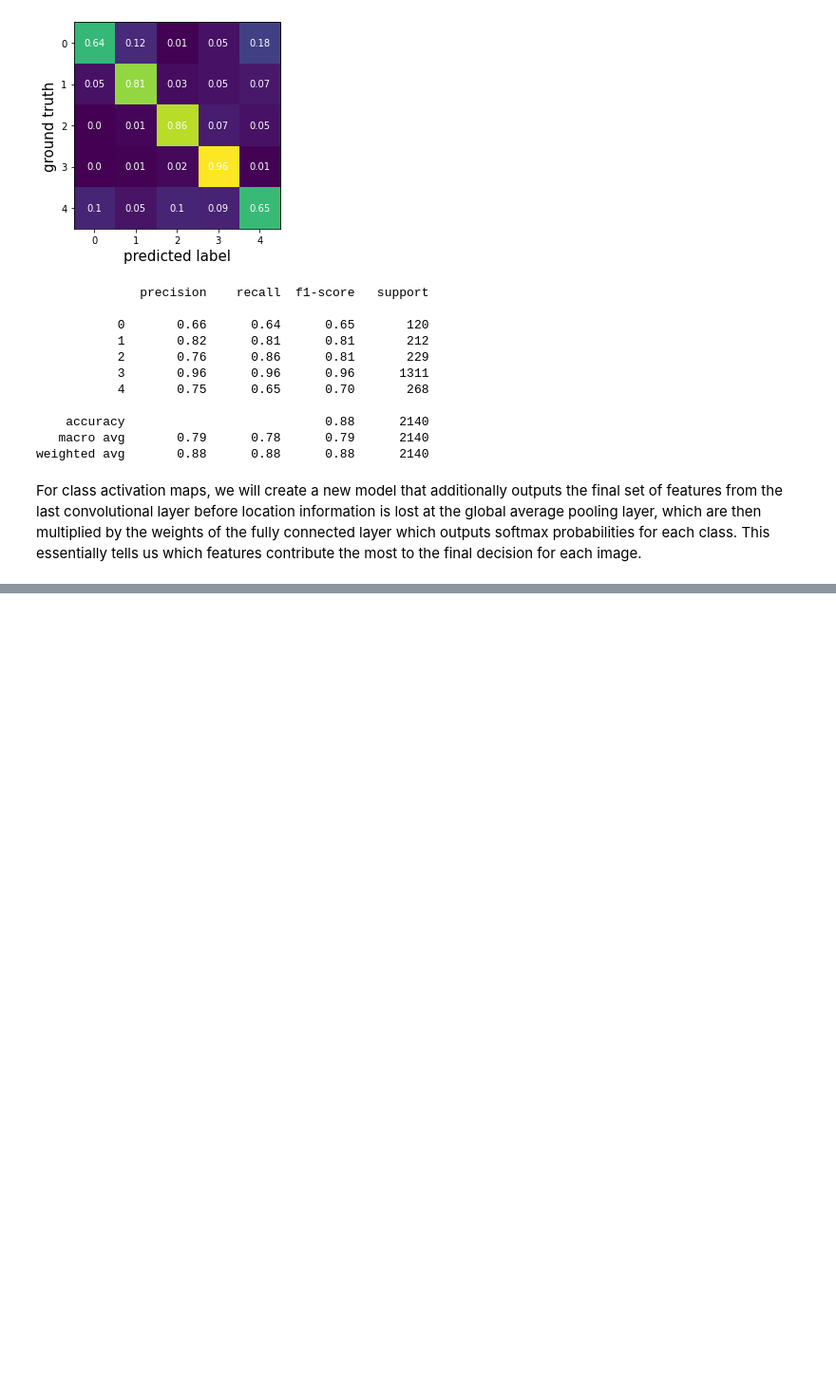
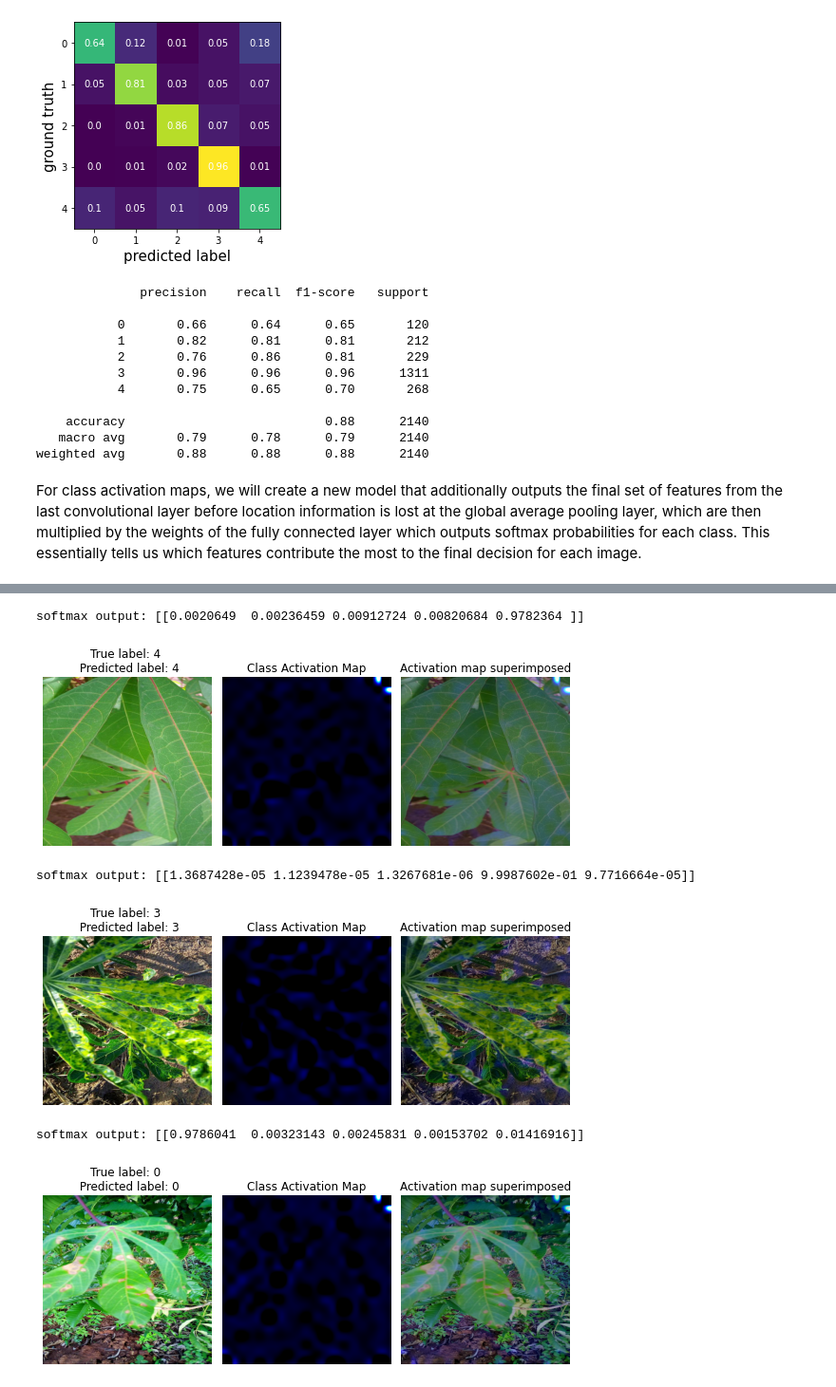
Before and after one commit to fudw/cassava-diseases-classification, a Jupyter notebook: cassava-diseases-classification-tf.ipynb, the cells around one changed output, grey strips where cells are left out. Shown at 95% size. Saved outputs shown, nothing was run; the diff lists cells and outputs as text; code cells hidden in the pictures; blank space fills up the shorter version.

```diff
--- a/cassava-diseases-classification-tf.ipynb
+++ b/cassava-diseases-classification-tf.ipynb
@@ -499,6 +506,7 @@ Trainable params: 10,703,917
 Non-trainable params: 87,303
 _________________________________________________________________
 # %%
+# utility function for creating a CAM
 def show_cam(image, features, results, label):
 
     '''
@@ -514,23 +522,21 @@ def show_cam(image, features, results, label):
     features_for_img = features[0]
     pred_label = np.argmax(results[0], axis = 0)
 
-    # there is only one unit in the output so we get the weights connected to it
-    class_activation_weights = dense_weights[:,0]
-
     # upsample to the image size
     class_activation_features = sp.ndimage.zoom(features_for_img, (600/19, 600/19, 1), order=2)
 
     # compute the intensity of each feature in the CAM
+    class_activation_weights = dense_weights
     cam_output  = np.dot(class_activation_features,class_activation_weights)
-
-    cam_output = cam_output * 2
+    cam_output = np.mean(cam_output, axis = 2, keepdims = False)
+    cam_output = cam_output * 10
     cam_output = np.clip(cam_output, 0, 255).astype(np.uint8)
     cam_output = cv2.applyColorMap(cam_output, cv2.COLORMAP_HOT)
 
     super_imposed_image = cv2.addWeighted(np.squeeze(image.astype('float32'), axis = 0), 0.0025,
                                           cam_output.astype('float32'), 0.003, 0.0)
-    #print(cam_output)
-    #print(super_imposed_image)
+
+    # display CAM
     print(f'softmax output: {results}')
     f,ax = plt.subplots(1,3, figsize=(8,15))
 
@@ -548,11 +554,11 @@ def show_cam(image, features, results, label):
     plt.tight_layout()
     plt.show()
 # %%
-# utility function to preprocess an image and show the CAM
+# utility function for preprocessing an image and showing the CAM
 def convert_and_classify(index):
 
     # load the image
-    image = Image.open(val_images_df.iloc[index]['image path'])
+    image = Image.open(val_pred_df.loc[index]['image_path'])
 
     # preprocess the image before feeding it to the model
     image_cropped = tf.image.random_crop(np.array(image), input_shape)
@@ -560,7 +566,8 @@ def convert_and_classify(index):
     # add a batch dimension because the model expects it
     image_processed = np.expand_dims(image_cropped, axis=0)
 
-    label = val_images_df.iloc[index]['label']
+    # get label of the image
+    label = val_images_df.loc[index]['label']
 
     # get the features and prediction
     features,results = cam_model.predict(image_processed)
@@ -574,0 +577,14 @@ for index in range(1):
+# %%
+# display CAM for three random, correctly classified images
+index = 0
+
+for index in val_pred_df[val_pred_df.label == val_pred_df.prediction].sample(3).index.values:
+
+    convert_and_classify(index)
+# %% [output]
+softmax output: [[0.0020649  0.00236459 0.00912724 0.00820684 0.9782364 ]]
+[figure, added]
+softmax output: [[1.3687428e-05 1.1239478e-05 1.3267681e-06 9.9987602e-01 9.7716664e-05]]
+[figure, added]
+softmax output: [[0.9786041  0.00323143 0.00245831 0.00153702 0.01416916]]
+[figure, added]
```
Also changed, not shown: parts of 18 cells of this notebook.
